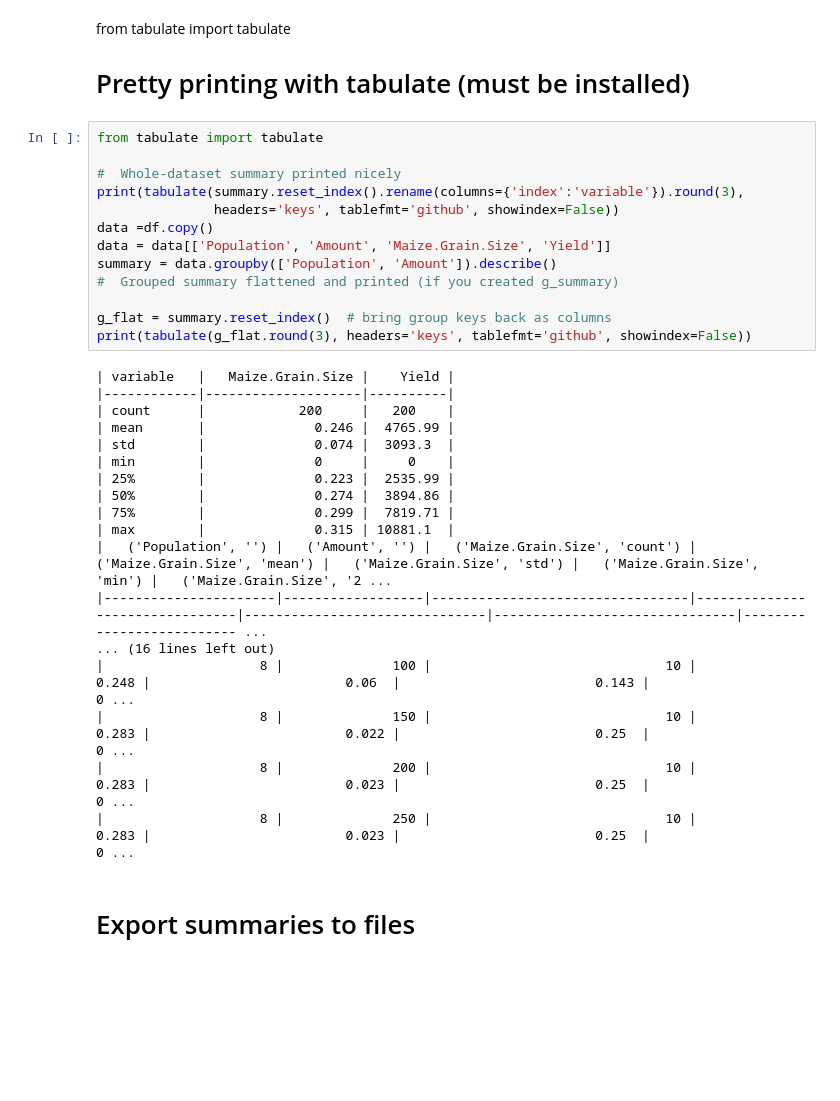
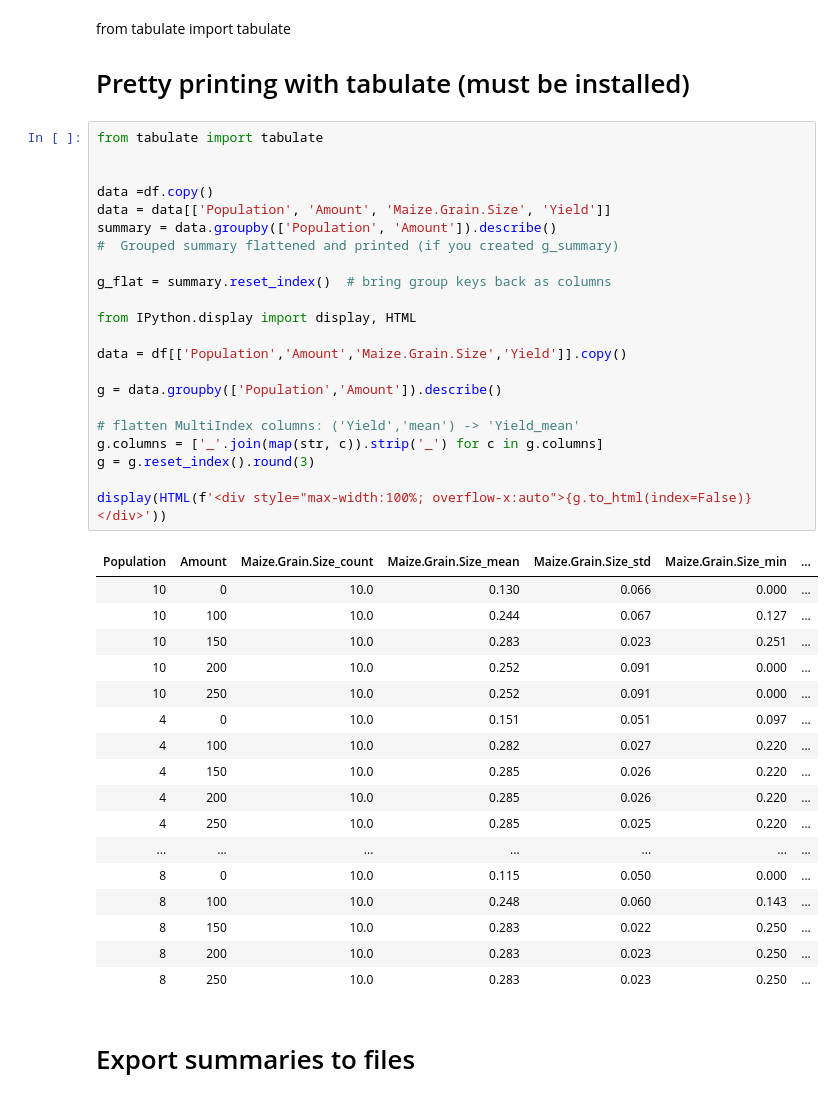
Before and after one commit to MAGALA-RICHARD/apsimNGpy, a Jupyter notebook: apsimNGpy/example_jupiter_notebooks/generating_descriptics.ipynb, the cells around one changed output. Saved outputs shown, nothing was run; the diff lists cells and outputs as text; blank space fills up the shorter version.

```diff
--- a/apsimNGpy/example_jupiter_notebooks/generating_descriptics.ipynb
+++ b/apsimNGpy/example_jupiter_notebooks/generating_descriptics.ipynb
@@ -169,34 +169,43 @@ from tabulate import tabulate
 # %%
 from tabulate import tabulate
 
-#  Whole-dataset summary printed nicely
-print(tabulate(summary.reset_index().rename(columns={'index':'variable'}).round(3),
-               headers='keys', tablefmt='github', showindex=False))
+
 data =df.copy()
 data = data[['Population', 'Amount', 'Maize.Grain.Size', 'Yield']]
 summary = data.groupby(['Population', 'Amount']).describe()
 #  Grouped summary flattened and printed (if you created g_summary)
 
 g_flat = summary.reset_index()  # bring group keys back as columns
-print(tabulate(g_flat.round(3), headers='keys', tablefmt='github', showindex=False))
+
+from IPython.display import display, HTML
+
+data = df[['Population','Amount','Maize.Grain.Size','Yield']].copy()
+
+g = data.groupby(['Population','Amount']).describe()
+
+# flatten MultiIndex columns: ('Yield','mean') -> 'Yield_mean'
+g.columns = ['_'.join(map(str, c)).strip('_') for c in g.columns]
+g = g.reset_index().round(3)
+
+display(HTML(f'<div style="max-width:100%; overflow-x:auto">{g.to_html(index=False)}</div>'))
 # %% [output]
-| variable   |   Maize.Grain.Size |    Yield |
-|------------|--------------------|----------|
-| count      |            200     |   200    |
-| mean       |              0.246 |  4765.99 |
-| std        |              0.074 |  3093.3  |
-| min        |              0     |     0    |
-| 25%        |              0.223 |  2535.99 |
-| 50%        |              0.274 |  3894.86 |
-| 75%        |              0.299 |  7819.71 |
-| max        |              0.315 | 10881.1  |
-|   ('Population', '') |   ('Amount', '') |   ('Maize.Grain.Size', 'count') |   ('Maize.Grain.Size', 'mean') |   ('Maize.Grain.Size', 'std') |   ('Maize.Grain.Size', 'min') |   ('Maize.Grain.Size', '2 ...
-|----------------------|------------------|---------------------------------|--------------------------------|-------------------------------|-------------------------------|-------------------------- ...
-... (16 lines left out)
-|                    8 |              100 |                              10 |                          0.248 |                         0.06  |                         0.143 |                         0 ...
-|                    8 |              150 |                              10 |                          0.283 |                         0.022 |                         0.25  |                         0 ...
-|                    8 |              200 |                              10 |                          0.283 |                         0.023 |                         0.25  |                         0 ...
-|                    8 |              250 |                              10 |                          0.283 |                         0.023 |                         0.25  |                         0 ...
+| Population | Amount | Maize.Grain.Size_count | Maize.Grain.Size_mean | Maize.Grain.Size_std | Maize.Grain.Size_min | ... |
+| 10 | 0 | 10.0 | 0.130 | 0.066 | 0.000 | ... |
+| 10 | 100 | 10.0 | 0.244 | 0.067 | 0.127 | ... |
+| 10 | 150 | 10.0 | 0.283 | 0.023 | 0.251 | ... |
+| 10 | 200 | 10.0 | 0.252 | 0.091 | 0.000 | ... |
+| 10 | 250 | 10.0 | 0.252 | 0.091 | 0.000 | ... |
+| 4 | 0 | 10.0 | 0.151 | 0.051 | 0.097 | ... |
+| 4 | 100 | 10.0 | 0.282 | 0.027 | 0.220 | ... |
+| 4 | 150 | 10.0 | 0.285 | 0.026 | 0.220 | ... |
+| 4 | 200 | 10.0 | 0.285 | 0.026 | 0.220 | ... |
+| 4 | 250 | 10.0 | 0.285 | 0.025 | 0.220 | ... |
+| ... | ... | ... | ... | ... | ... | ... |
+| 8 | 0 | 10.0 | 0.115 | 0.050 | 0.000 | ... |
+| 8 | 100 | 10.0 | 0.248 | 0.060 | 0.143 | ... |
+| 8 | 150 | 10.0 | 0.283 | 0.022 | 0.250 | ... |
+| 8 | 200 | 10.0 | 0.283 | 0.023 | 0.250 | ... |
+| 8 | 250 | 10.0 | 0.283 | 0.023 | 0.250 | ... |
 # %% [markdown]
 #  Export summaries to files
 # %%
```
Also changed, not shown: 1 other file.
